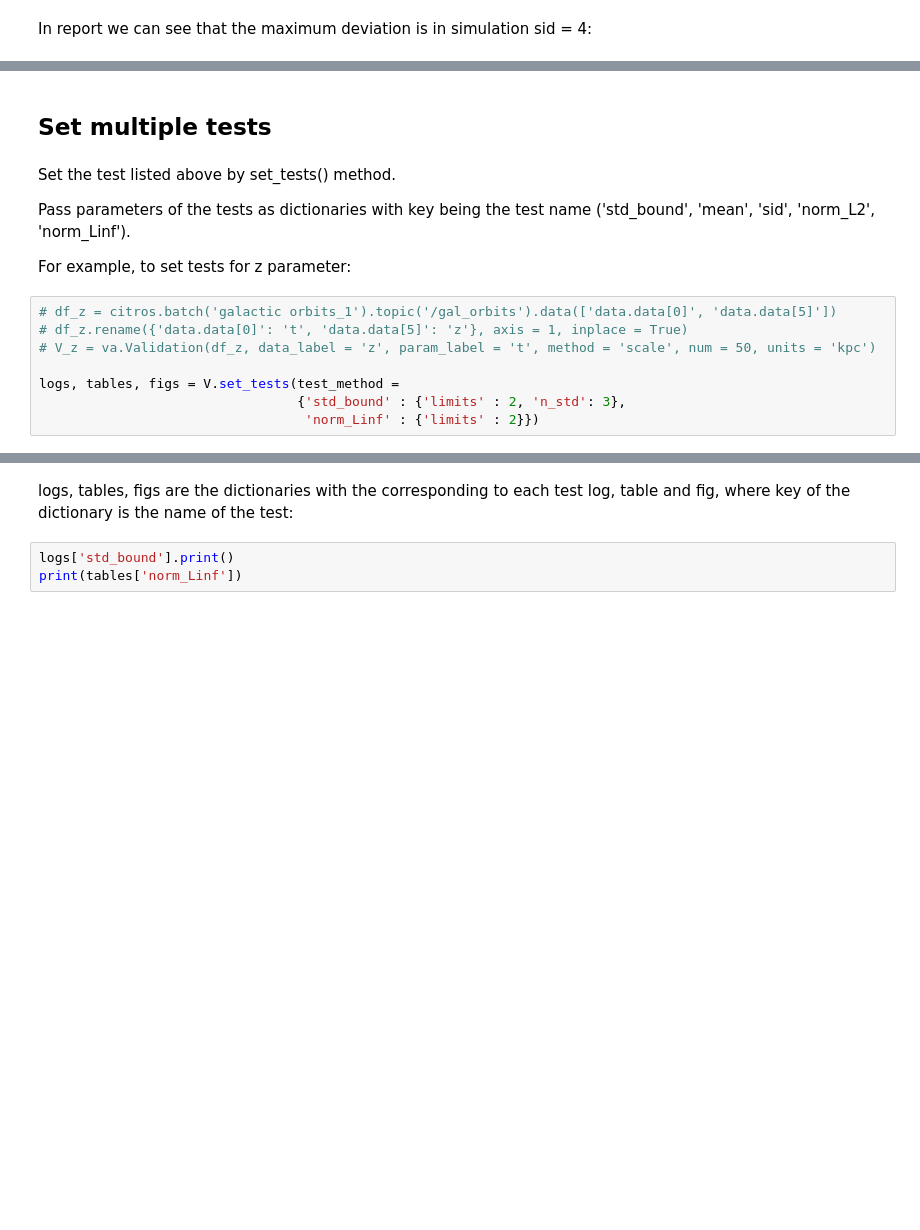
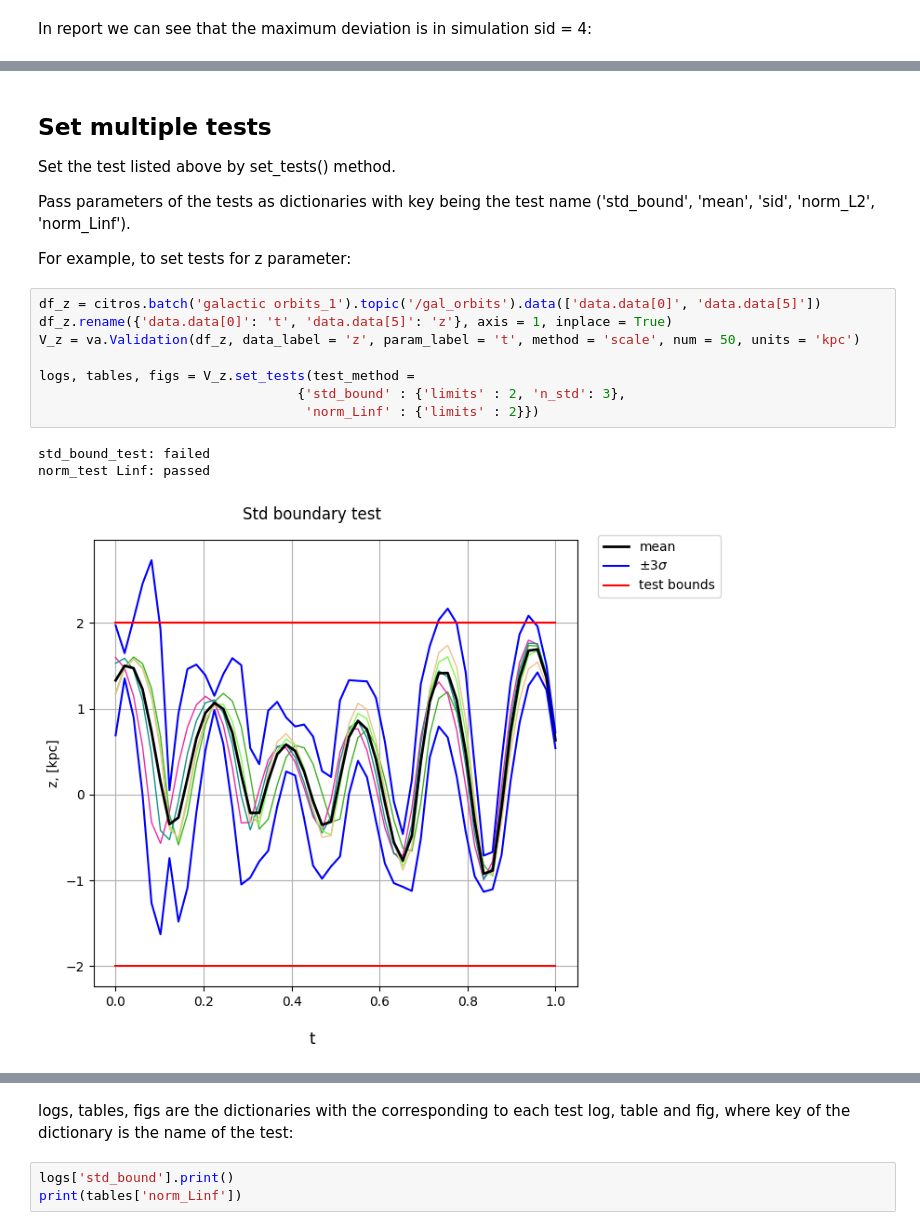
Before and after one commit to citros-garden/gal_orbits, a Jupyter notebook: citros_template/notebooks/Part 3. Validation.ipynb, the cells around one changed output, grey strips where cells are left out. Saved outputs shown, nothing was run; the diff lists cells and outputs as text; blank space fills up the shorter version.

Commit message:
docs(citros_template/notebooks/data_analysis): notebook update

```diff
--- a/citros_template/notebooks/Part 3. Validation.ipynb
+++ b/citros_template/notebooks/Part 3. Validation.ipynb
@@ -167,16 +351,20 @@ log.print()
-# %% [markdown]
-## Set multiple tests
 # %% [markdown]
+## Set multiple tests
+
 Set the test listed above by set_tests() method.
 
 Pass parameters of the tests as dictionaries with key being the test name ('std_bound', 'mean', 'sid', 'norm_L2', 'norm_Linf').
 
 For example, to set tests for z parameter:
 # %%
-# df_z = citros.batch('galactic orbits_1').topic('/gal_orbits').data(['data.data[0]', 'data.data[5]'])
-# df_z.rename({'data.data[0]': 't', 'data.data[5]': 'z'}, axis = 1, inplace = True)
-# V_z = va.Validation(df_z, data_label = 'z', param_label = 't', method = 'scale', num = 50, units = 'kpc')
+df_z = citros.batch('galactic orbits_1').topic('/gal_orbits').data(['data.data[0]', 'data.data[5]'])
+df_z.rename({'data.data[0]': 't', 'data.data[5]': 'z'}, axis = 1, inplace = True)
+V_z = va.Validation(df_z, data_label = 'z', param_label = 't', method = 'scale', num = 50, units = 'kpc')
 
-logs, tables, figs = V.set_tests(test_method =
+logs, tables, figs = V_z.set_tests(test_method =
                                  {'std_bound' : {'limits' : 2, 'n_std': 3},
                                   'norm_Linf' : {'limits' : 2}})
+# %% [output]
+std_bound_test: failed
+norm_test Linf: passed
+[figure, added]
```
Also changed, not shown: parts of 25 cells of this notebook, 2 other files.
